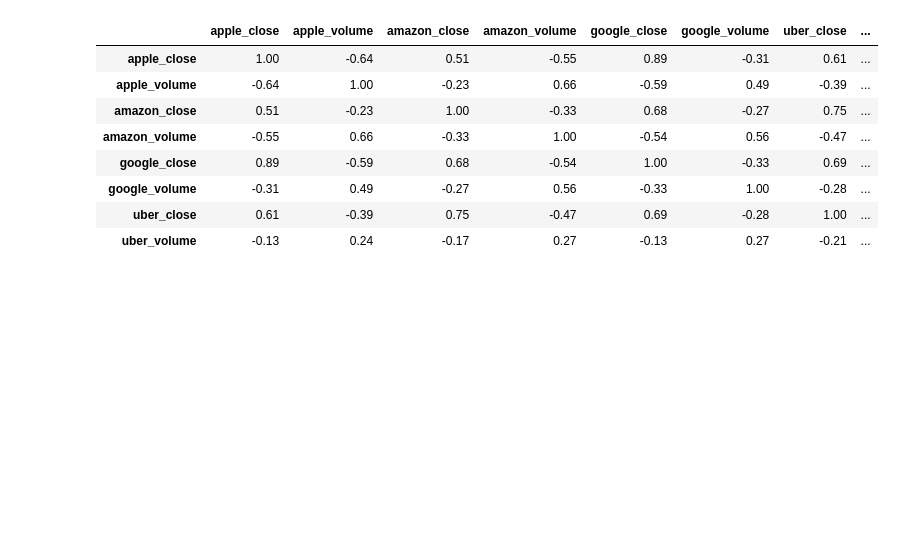
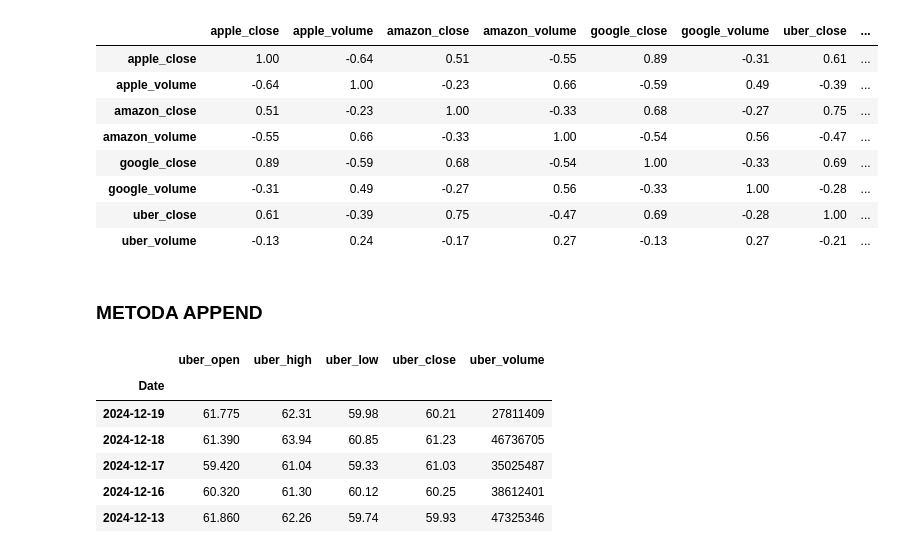
Before and after one commit to AleksandraJuras2000/Kurs_Udemi, a Jupyter notebook: 02_pandas/03_zapis_odczyt.ipynb, the cells around one changed output. Cells and saved outputs as stored; diff of their text form; code cells hidden in the pictures; blank space fills up the shorter version.

```diff
--- a/02_pandas/03_zapis_odczyt.ipynb
+++ b/02_pandas/03_zapis_odczyt.ipynb
@@ -288,3 +288,15 @@ df[closes].corr()
 | google_volume | -0.31 | 0.49 | -0.27 | 0.56 | -0.33 | 1.00 | -0.28 | ... |
 | uber_close | 0.61 | -0.39 | 0.75 | -0.47 | 0.69 | -0.28 | 1.00 | ... |
 | uber_volume | -0.13 | 0.24 | -0.17 | 0.27 | -0.13 | 0.27 | -0.21 | ... |
+# %% [markdown]
+### METODA APPEND
+# %%
+uber.head()
+# %% [output]
+|  | uber_open | uber_high | uber_low | uber_close | uber_volume |
+| Date |  |  |  |  |  |
+| 2024-12-19 | 61.775 | 62.31 | 59.98 | 60.21 | 27811409 |
+| 2024-12-18 | 61.390 | 63.94 | 60.85 | 61.23 | 46736705 |
+| 2024-12-17 | 59.420 | 61.04 | 59.33 | 61.03 | 35025487 |
+| 2024-12-16 | 60.320 | 61.30 | 60.12 | 60.25 | 38612401 |
+| 2024-12-13 | 61.860 | 62.26 | 59.74 | 59.93 | 47325346 |
```
Also changed, not shown: parts of 4 cells of this notebook.
